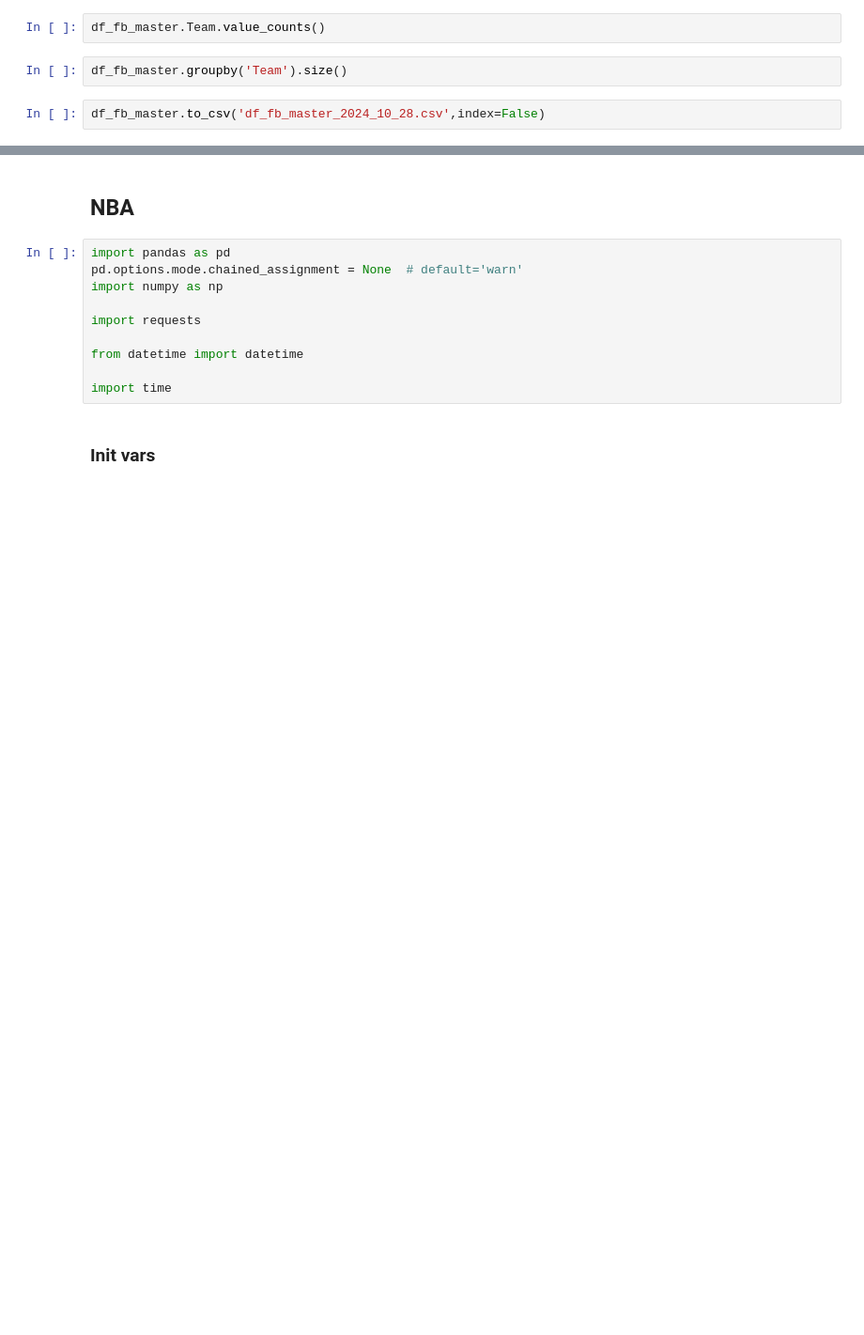
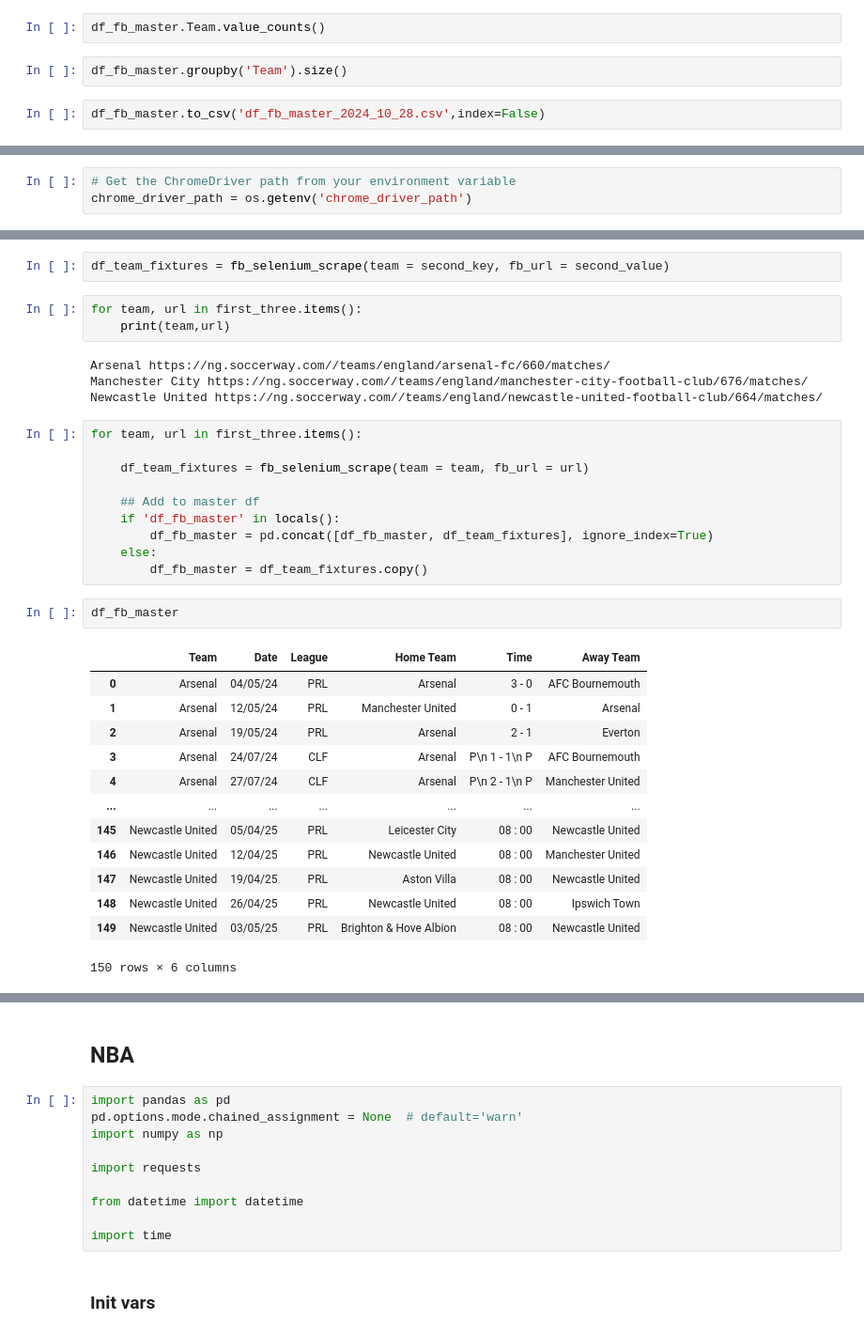
Before and after one commit to chriskopel/project_w, a Jupyter notebook: 2024_10_28__all_in_one/notebooks/scraping_sandbox.ipynb, the cells around one changed output, grey strips where cells are left out. Shown: that part at 94% size. Cells and saved outputs as stored; diff of their text form; blank space fills up the shorter version.

```diff
--- a/2024_10_28__all_in_one/notebooks/scraping_sandbox.ipynb
+++ b/2024_10_28__all_in_one/notebooks/scraping_sandbox.ipynb
@@ -204,0 +247,3 @@ df_fb_master.to_csv('df_fb_master_2024_10_28.csv',index=False)
+# %%
+# Get the ChromeDriver path from your environment variable
+chrome_driver_path = os.getenv('chrome_driver_path')
@@ -204,0 +301,35 @@ df_fb_master.to_csv('df_fb_master_2024_10_28.csv',index=False)
+# %%
+df_team_fixtures = fb_selenium_scrape(team = second_key, fb_url = second_value)
+# %%
+for team, url in first_three.items():
+    print(team,url)
+# %% [output]
+Arsenal https://ng.soccerway.com//teams/england/arsenal-fc/660/matches/
+Manchester City https://ng.soccerway.com//teams/england/manchester-city-football-club/676/matches/
+Newcastle United https://ng.soccerway.com//teams/england/newcastle-united-football-club/664/matches/
+# %%
+for team, url in first_three.items():
+
+    df_team_fixtures = fb_selenium_scrape(team = team, fb_url = url)
+
+    ## Add to master df
+    if 'df_fb_master' in locals():
+        df_fb_master = pd.concat([df_fb_master, df_team_fixtures], ignore_index=True)
+    else:
+        df_fb_master = df_team_fixtures.copy()
+# %%
+df_fb_master
+# %% [output]
+|  | Team | Date | League | Home Team | Time | Away Team |
+| 0 | Arsenal | 04/05/24 | PRL | Arsenal | 3 - 0 | AFC Bournemouth |
+| 1 | Arsenal | 12/05/24 | PRL | Manchester United | 0 - 1 | Arsenal |
+| 2 | Arsenal | 19/05/24 | PRL | Arsenal | 2 - 1 | Everton |
+| 3 | Arsenal | 24/07/24 | CLF | Arsenal | P\n 1 - 1\n P | AFC Bournemouth |
+| 4 | Arsenal | 27/07/24 | CLF | Arsenal | P\n 2 - 1\n P | Manchester United |
+| ... | ... | ... | ... | ... | ... | ... |
+| 145 | Newcastle United | 05/04/25 | PRL | Leicester City | 08 : 00 | Newcastle United |
+| 146 | Newcastle United | 12/04/25 | PRL | Newcastle United | 08 : 00 | Manchester United |
+| 147 | Newcastle United | 19/04/25 | PRL | Aston Villa | 08 : 00 | Newcastle United |
+| 148 | Newcastle United | 26/04/25 | PRL | Newcastle United | 08 : 00 | Ipswich Town |
+| 149 | Newcastle United | 03/05/25 | PRL | Brighton & Hove Albion | 08 : 00 | Newcastle United |
+150 rows × 6 columns
```
Also changed, not shown: parts of 11 cells of this notebook, 14 other files.
